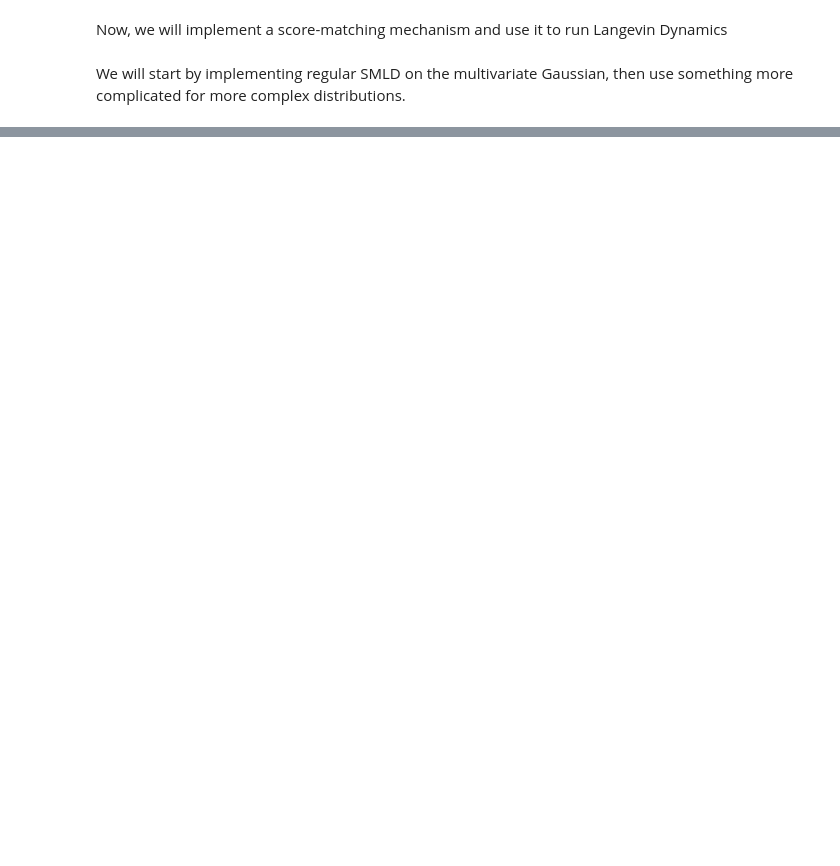
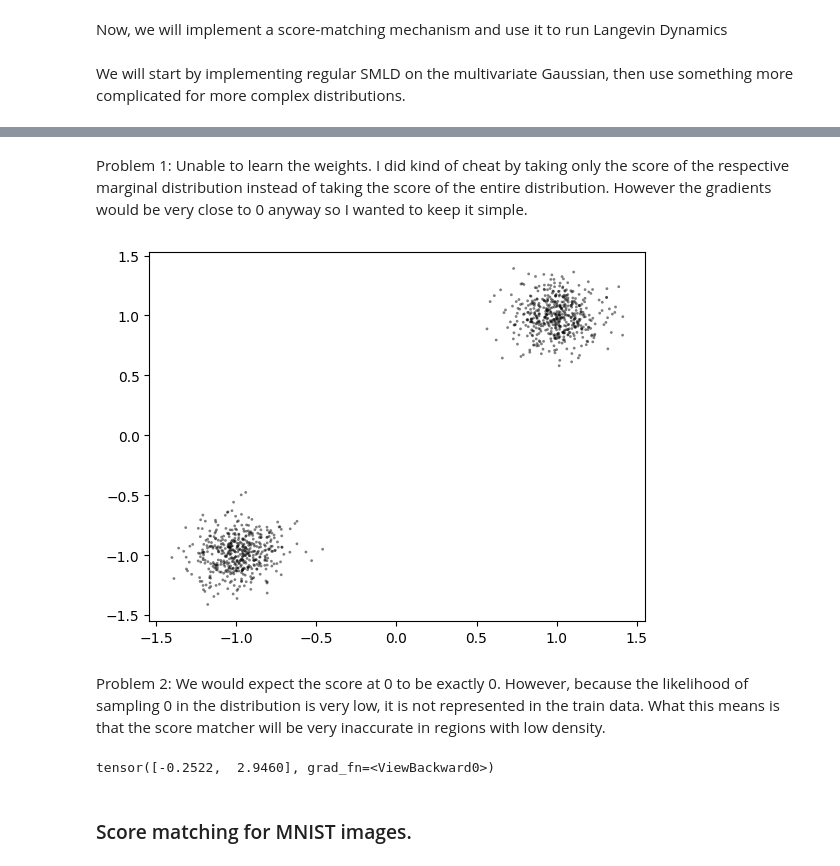
Before and after one commit to ben-eliav/Diffusion-Models-Project, a Jupyter notebook: code/score_matching.ipynb, the cells around one changed output, grey strips where cells are left out. Cells and saved outputs as stored; diff of their text form; code cells hidden in the pictures; blank space fills up the shorter version.

```diff
--- a/code/score_matching.ipynb
+++ b/code/score_matching.ipynb
@@ -191,0 +252,14 @@ criterion
+# %% [markdown]
+Problem 1: Unable to learn the weights. I did kind of cheat by taking only the score of the respective marginal distribution instead of taking the score of the entire distribution. However the gradients would be very close to 0 anyway so I wanted to keep it simple.
+# %%
+visualize_samples2(model.sample(1000))
+# %% [output]
+[figure, added]
+# %% [markdown]
+Problem 2: We would expect the score at 0 to be exactly 0. However, because the likelihood of sampling 0 in the distribution is very low, it is not represented in the train data. What this means is that the score matcher will be very inaccurate in regions with low density.
+# %%
+model(torch.tensor([0.0,0.0]))
+# %% [output]
+tensor([-0.2522,  2.9460], grad_fn=<ViewBackward0>)
+# %% [markdown]
+### Score matching for MNIST images.
```
Also changed, not shown: parts of 35 cells of this notebook, 1 other file.
